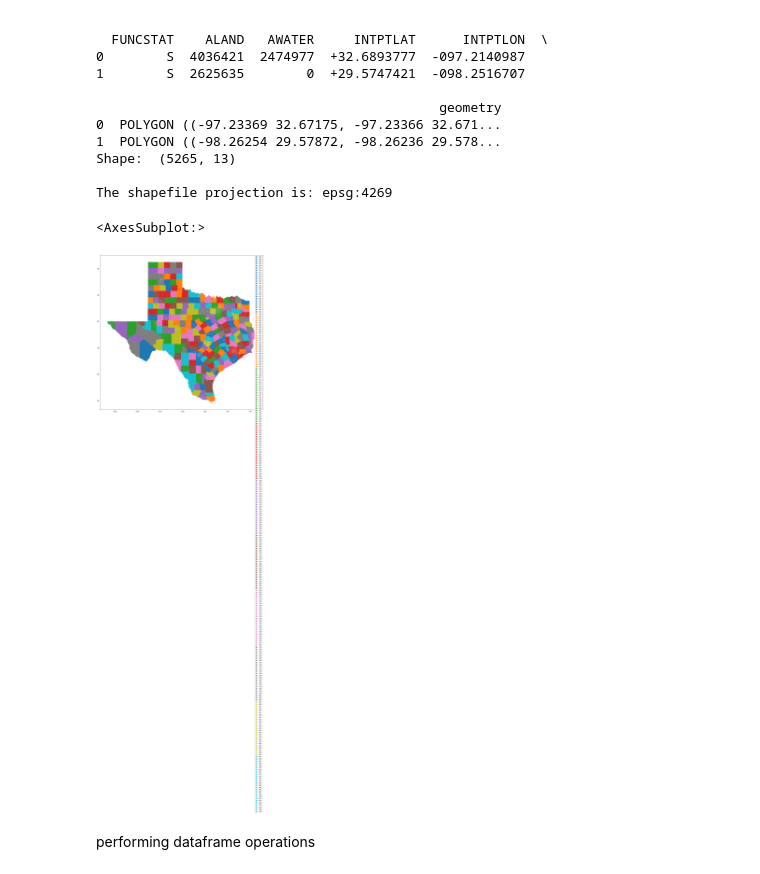
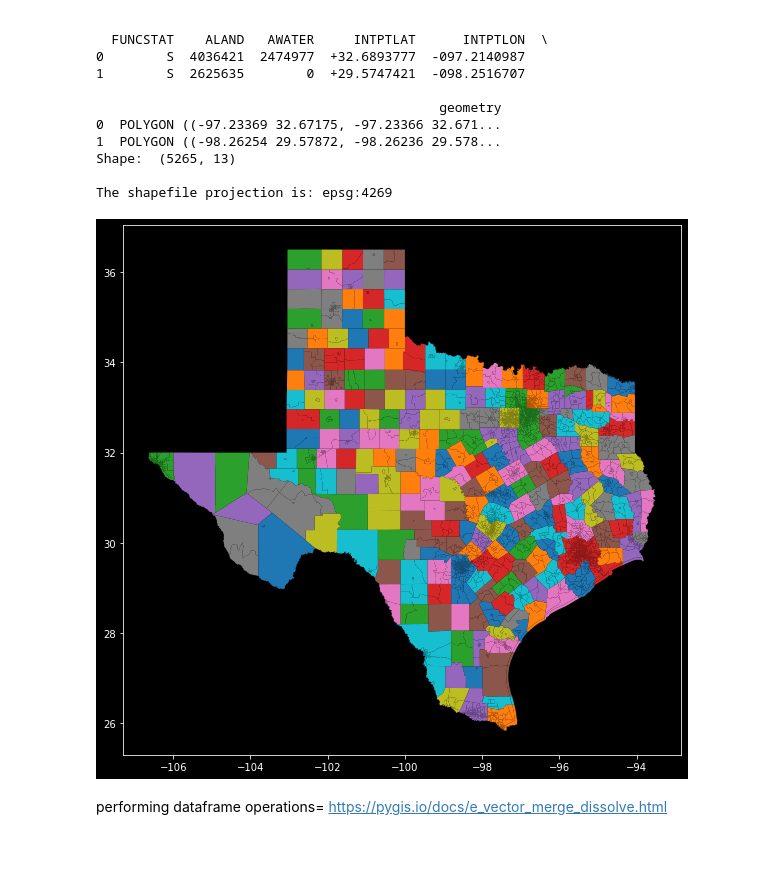
Before and after one commit to dianita956/Maps, a Jupyter notebook: Bexar County Black and African American Home Ownership ACS_5_2019 (percentage).ipynb, the cells around one changed output. Drawn from its saved outputs; the diff is of its cells as text; code cells hidden in the pictures.

```diff
--- a/Bexar County Black and African American Home Ownership ACS_5_2019 (percentage).ipynb
+++ b/Bexar County Black and African American Home Ownership ACS_5_2019 (percentage).ipynb
@@ -110,11 +112,12 @@ Shape:  (5265, 13)
 
 The shapefile projection is: epsg:4269
 # %%
-bxr_census_tract.plot('COUNTYFP', legend=True, figsize=(20,20))
+bxr_census_tract.plot('COUNTYFP', legend=False, figsize=(10,10))
+
+plt.style.use('dark_background')
 # %% [output]
-<AxesSubplot:>
-[figure, old version]
+[figure, new version]
 # %% [markdown]
-performing dataframe operations
+performing dataframe operations= https://pygis.io/docs/e_vector_merge_dissolve.html
 # %%
 # Combine state, county, and tract columns together to create a new string and assign to new column
```
Also changed, not shown: parts of 15 cells of this notebook.
